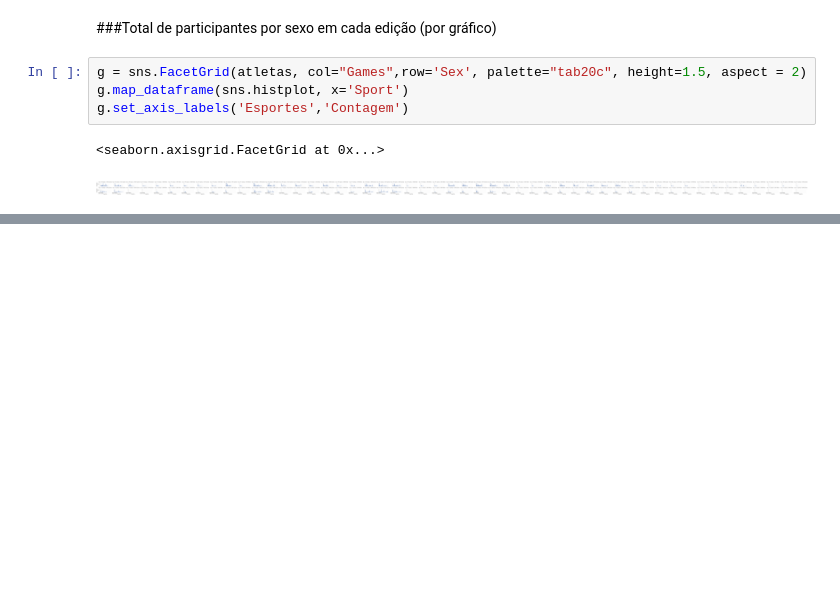
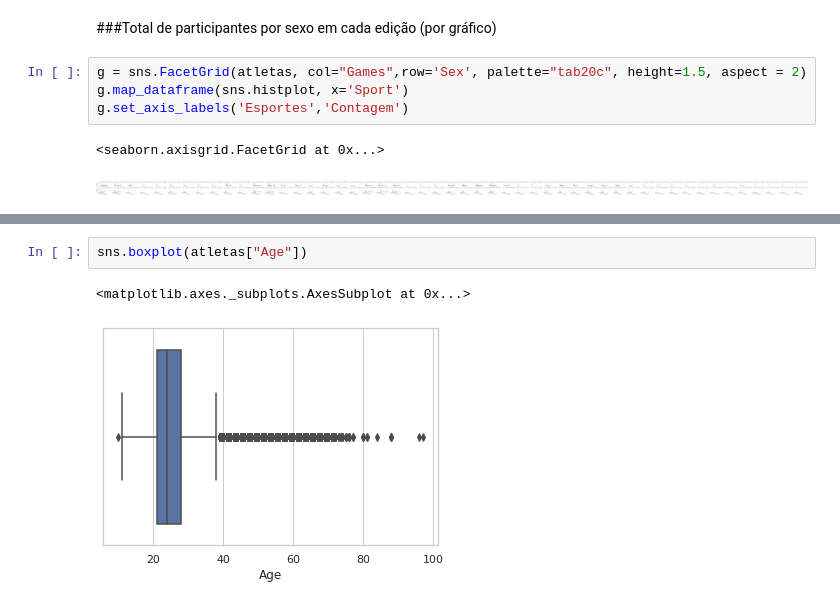
Before and after one commit to King-Bowie/projeto_olimpiadas, a Jupyter notebook: Olimpiadas.ipynb, the cells around one changed output, grey strips where cells are left out. Drawn from its saved outputs; the diff is of its cells as text; blank space fills up the shorter version.

```diff
--- a/Olimpiadas.ipynb
+++ b/Olimpiadas.ipynb
@@ -467,0 +528,5 @@ g.set_axis_labels('Esportes','Contagem')
+# %%
+sns.boxplot(atletas["Age"])
+# %% [output]
+<matplotlib.axes._subplots.AxesSubplot at 0x...>
+[figure, added]
```
Also changed, not shown: parts of 18 cells of this notebook.
